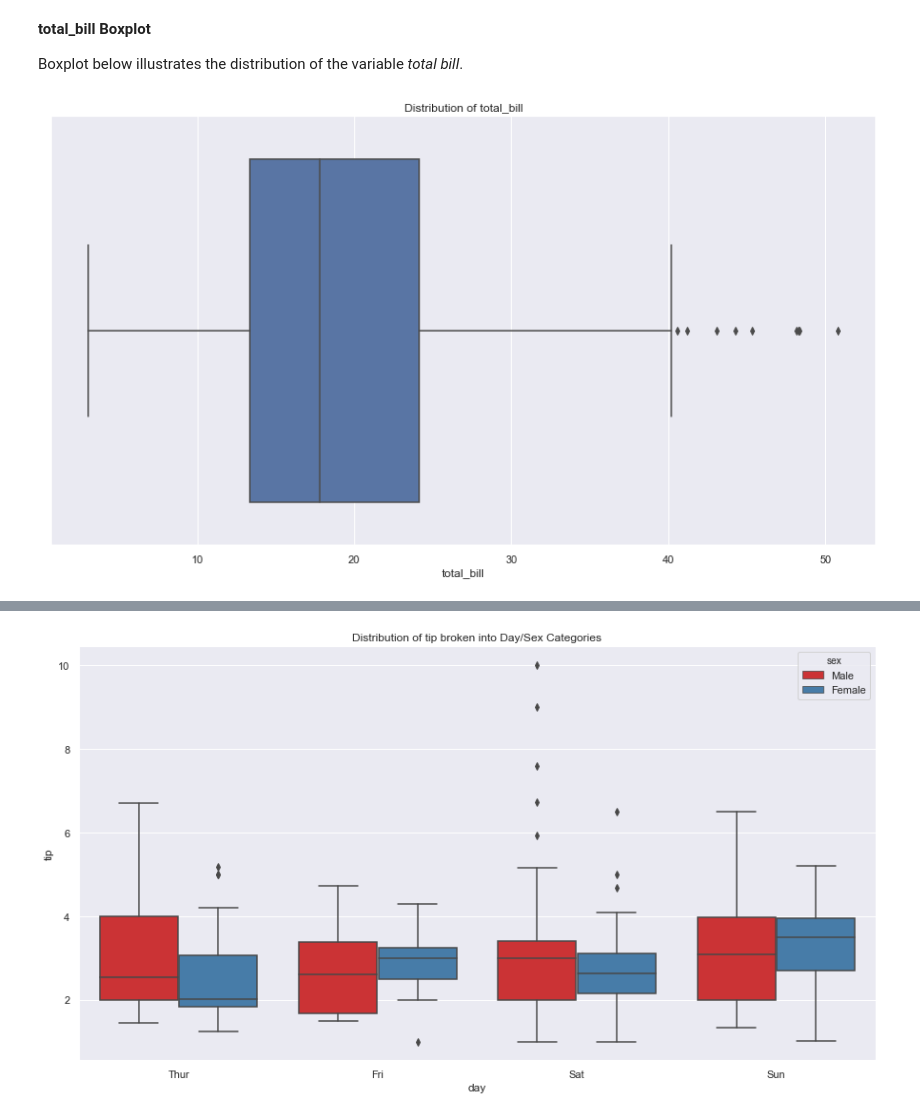
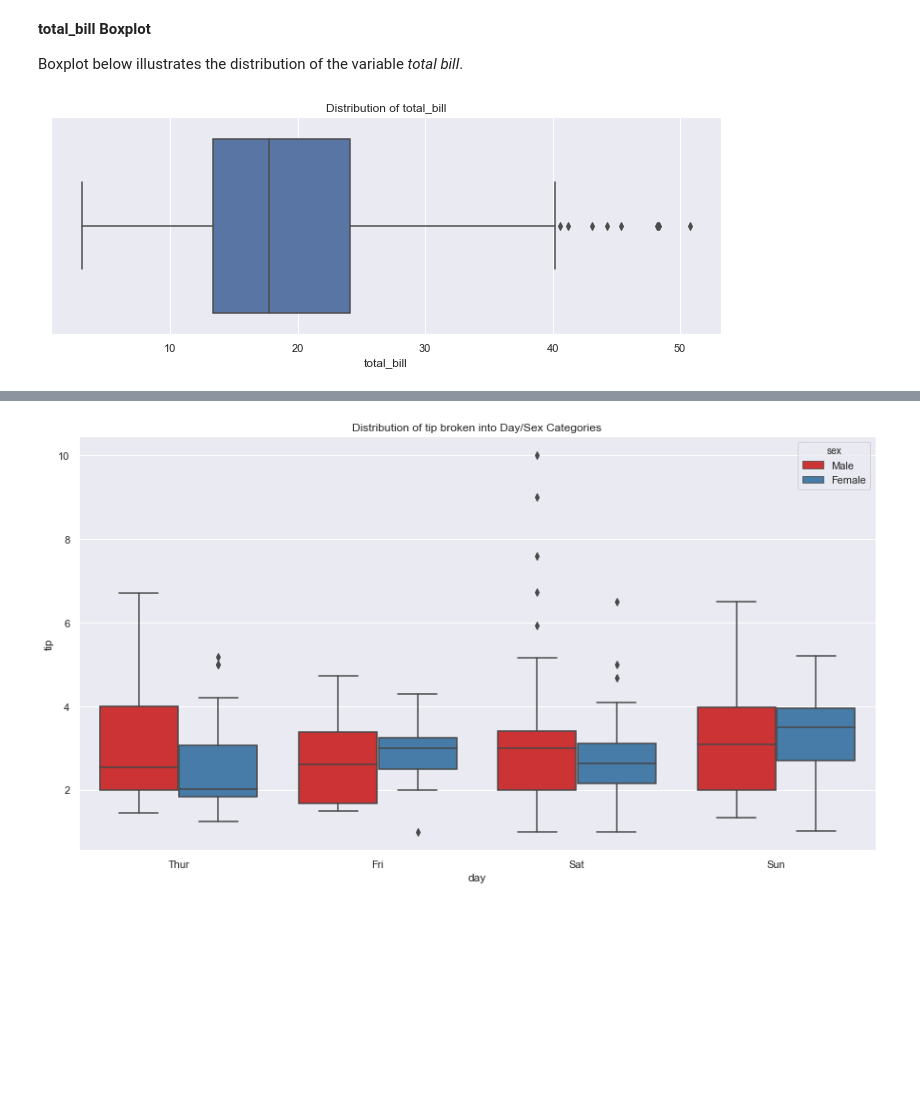
Before and after one commit to edelcorcoran/FDA-Project, a Jupyter notebook: Tips.ipynb, the cells around one changed output, grey strips where cells are left out. Drawn from its saved outputs; the diff is of its cells as text; code cells hidden in the pictures; blank space fills up the shorter version.

```diff
--- a/Tips.ipynb
+++ b/Tips.ipynb
@@ -316,15 +316,15 @@ Boxplot below illustrates the distribution of the variable _total bill_.
 # %%
 # Boxplot to illustrate data distribution for total_bill
 # create style
 sns.set(style="darkgrid")
 #Alter plot size
-fig = plt.figure(figsize=(15, 8))
+fig = plt.figure(figsize=(12, 4))
 # pull data from dataset
 tips = sns.load_dataset("tips")
 #Display boxplot with label on x-axis and add title
 ax = sns.boxplot(x=tips["total_bill"]).set_title("Distribution of total_bill")
 # %% [output]
-[figure, old version]
+[figure, new version]
 # %%
 # Boxplot to illustrate data distribution for tip
 # create grid style
```
Also changed, not shown: parts of 11 cells of this notebook.
